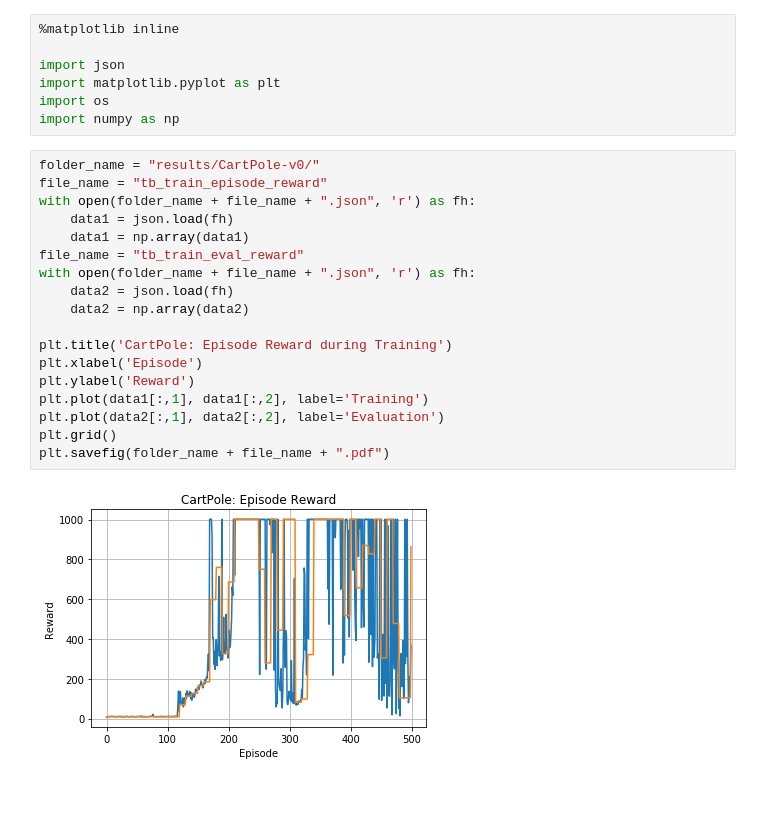
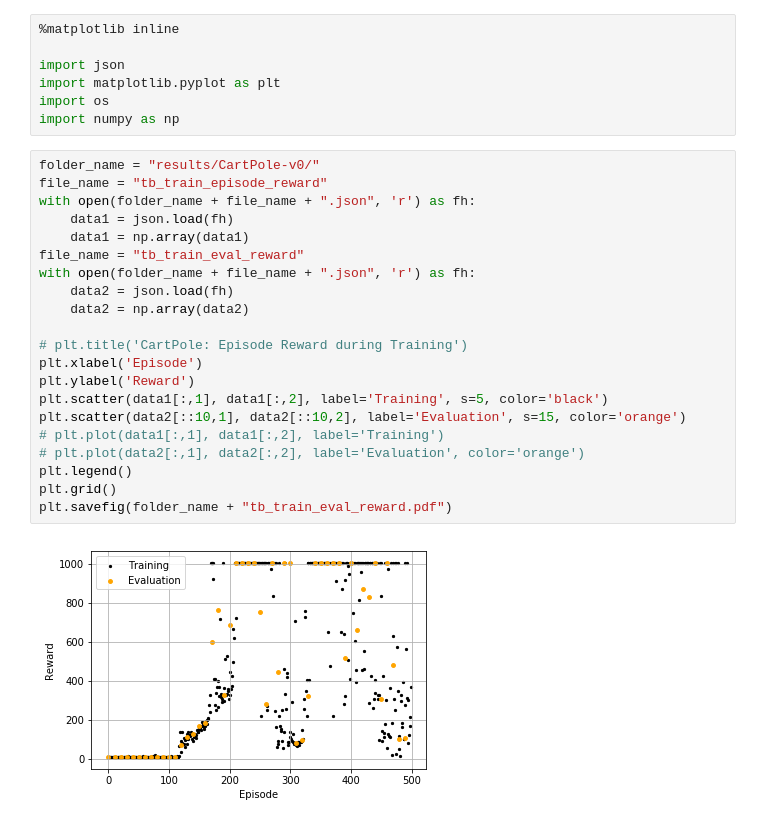
Before and after one commit to AmadeusHovekamp/RoboticsLab, a Jupyter notebook: exercise4_R_NR/Figure Creator.ipynb, the cells around one changed output. Drawn from its saved outputs; the diff is of its cells as text; blank space fills up the shorter version.

```diff
--- a/exercise4_R_NR/Figure Creator.ipynb
+++ b/exercise4_R_NR/Figure Creator.ipynb
@@ -10,20 +10,23 @@ import numpy as np
 # %%
 folder_name = "results/CartPole-v0/"
 file_name = "tb_train_episode_reward"
 with open(folder_name + file_name + ".json", 'r') as fh:
     data1 = json.load(fh)
     data1 = np.array(data1)
 file_name = "tb_train_eval_reward"
 with open(folder_name + file_name + ".json", 'r') as fh:
     data2 = json.load(fh)
     data2 = np.array(data2)
 
-plt.title('CartPole: Episode Reward during Training')
+# plt.title('CartPole: Episode Reward during Training')
 plt.xlabel('Episode')
 plt.ylabel('Reward')
-plt.plot(data1[:,1], data1[:,2], label='Training')
-plt.plot(data2[:,1], data2[:,2], label='Evaluation')
+plt.scatter(data1[:,1], data1[:,2], label='Training', s=5, color='black')
+plt.scatter(data2[::10,1], data2[::10,2], label='Evaluation', s=15, color='orange')
+# plt.plot(data1[:,1], data1[:,2], label='Training')
+# plt.plot(data2[:,1], data2[:,2], label='Evaluation', color='orange')
+plt.legend()
 plt.grid()
-plt.savefig(folder_name + file_name + ".pdf")
+plt.savefig(folder_name + "tb_train_eval_reward.pdf")
 # %% [output]
-[figure, old version]
+[figure, new version]
```
Also changed, not shown: parts of 6 cells of this notebook, 53 other files.
